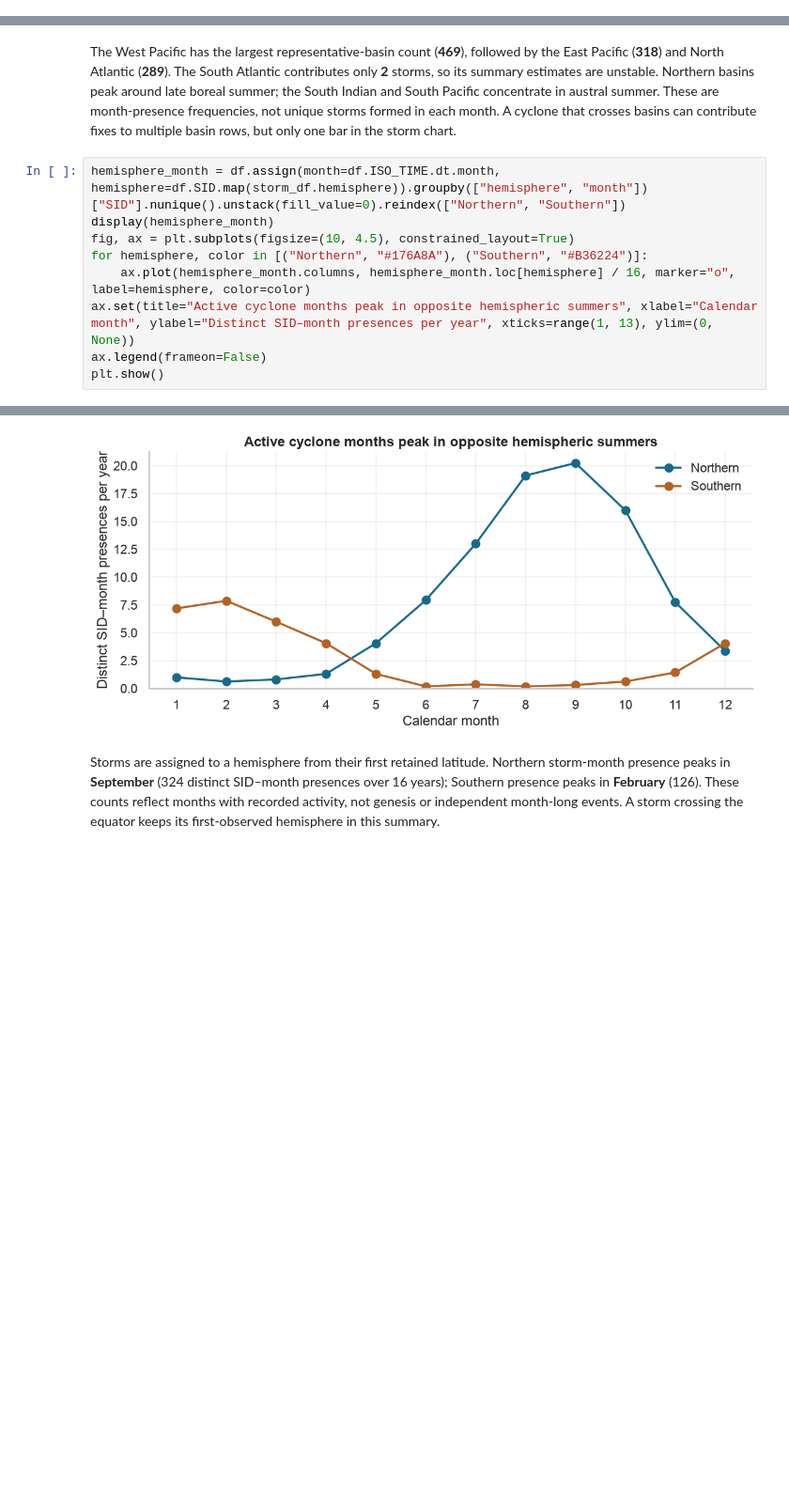
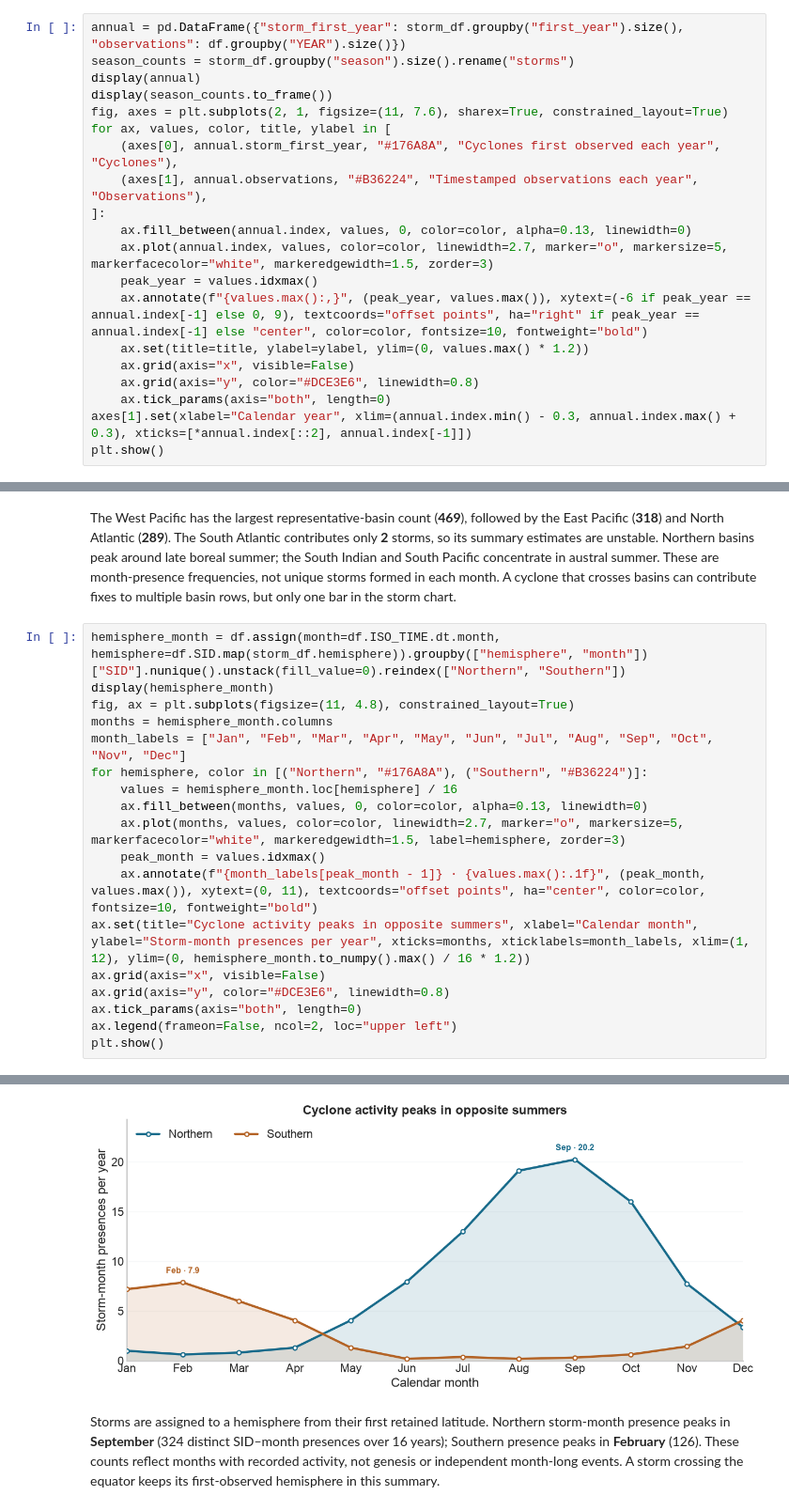
Before and after one commit to enxhi2222/tropical-cyclone-analysis, a Jupyter notebook: 02_data_exploration.ipynb, the cells around one changed output, grey strips where cells are left out. Shown at 94% size. Cells and saved outputs as stored; diff of their text form; blank space fills up the shorter version.

Commit message:
refactor: change some graphics in data exploration
Co-authored-by: enxhi2222 <enxhi.lamce@studenti.unimi.it>

```diff
--- a/02_data_exploration.ipynb
+++ b/02_data_exploration.ipynb
@@ -262,0 +211,20 @@ plt.show()
+# %%
+annual = pd.DataFrame({"storm_first_year": storm_df.groupby("first_year").size(), "observations": df.groupby("YEAR").size()})
+season_counts = storm_df.groupby("season").size().rename("storms")
+display(annual)
+display(season_counts.to_frame())
+fig, axes = plt.subplots(2, 1, figsize=(11, 7.6), sharex=True, constrained_layout=True)
+for ax, values, color, title, ylabel in [
+    (axes[0], annual.storm_first_year, "#176A8A", "Cyclones first observed each year", "Cyclones"),
+    (axes[1], annual.observations, "#B36224", "Timestamped observations each year", "Observations"),
+]:
+    ax.fill_between(annual.index, values, 0, color=color, alpha=0.13, linewidth=0)
+    ax.plot(annual.index, values, color=color, linewidth=2.7, marker="o", markersize=5, markerfacecolor="white", markeredgewidth=1.5, zorder=3)
+    peak_year = values.idxmax()
+    ax.annotate(f"{values.max():,}", (peak_year, values.max()), xytext=(-6 if peak_year == annual.index[-1] else 0, 9), textcoords="offset points", ha="right" if peak_year == annual.index[-1] else "center", color=color, fontsize=10, fontweight="bold")
+    ax.set(title=title, ylabel=ylabel, ylim=(0, values.max() * 1.2))
+    ax.grid(axis="x", visible=False)
+    ax.grid(axis="y", color="#DCE3E6", linewidth=0.8)
+    ax.tick_params(axis="both", length=0)
+axes[1].set(xlabel="Calendar year", xlim=(annual.index.min() - 0.3, annual.index.max() + 0.3), xticks=[*annual.index[::2], annual.index[-1]])
+plt.show()
@@ -297,18 +303,27 @@ The West Pacific has the largest representative-basin count (**469**), followed
 # %%
 hemisphere_month = df.assign(month=df.ISO_TIME.dt.month, hemisphere=df.SID.map(storm_df.hemisphere)).groupby(["hemisphere", "month"])["SID"].nunique().unstack(fill_value=0).reindex(["Northern", "Southern"])
 display(hemisphere_month)
-fig, ax = plt.subplots(figsize=(10, 4.5), constrained_layout=True)
+fig, ax = plt.subplots(figsize=(11, 4.8), constrained_layout=True)
+months = hemisphere_month.columns
+month_labels = ["Jan", "Feb", "Mar", "Apr", "May", "Jun", "Jul", "Aug", "Sep", "Oct", "Nov", "Dec"]
 for hemisphere, color in [("Northern", "#176A8A"), ("Southern", "#B36224")]:
-    ax.plot(hemisphere_month.columns, hemisphere_month.loc[hemisphere] / 16, marker="o", label=hemisphere, color=color)
-ax.set(title="Active cyclone months peak in opposite hemispheric summers", xlabel="Calendar month", ylabel="Distinct SID–month presences per year", xticks=range(1, 13), ylim=(0, None))
-ax.legend(frameon=False)
+    values = hemisphere_month.loc[hemisphere] / 16
+    ax.fill_between(months, values, 0, color=color, alpha=0.13, linewidth=0)
+    ax.plot(months, values, color=color, linewidth=2.7, marker="o", markersize=5, markerfacecolor="white", markeredgewidth=1.5, label=hemisphere, zorder=3)
+    peak_month = values.idxmax()
+    ax.annotate(f"{month_labels[peak_month - 1]} · {values.max():.1f}", (peak_month, values.max()), xytext=(0, 11), textcoords="offset points", ha="center", color=color, fontsize=10, fontweight="bold")
+ax.set(title="Cyclone activity peaks in opposite summers", xlabel="Calendar month", ylabel="Storm-month presences per year", xticks=months, xticklabels=month_labels, xlim=(1, 12), ylim=(0, hemisphere_month.to_numpy().max() / 16 * 1.2))
+ax.grid(axis="x", visible=False)
+ax.grid(axis="y", color="#DCE3E6", linewidth=0.8)
+ax.tick_params(axis="both", length=0)
+ax.legend(frameon=False, ncol=2, loc="upper left")
 plt.show()
 # %% [output]
 | month | 1 | 2 | 3 | 4 | 5 | 6 | 7 | 8 | 9 | 10 | 11 | ... |
 | hemisphere |  |  |  |  |  |  |  |  |  |  |  | ... |
 | Northern | 16 | 10 | 13 | 21 | 65 | 127 | 208 | 306 | 324 | 256 | 124 | ... |
 | Southern | 115 | 126 | 96 | 65 | 21 | 3 | 6 | 3 | 5 | 10 | 23 | ... |
-[figure, old version]
+[figure, new version]
 # %% [markdown]
 Storms are assigned to a hemisphere from their first retained latitude. Northern storm-month presence peaks in **September** (324 distinct SID–month presences over 16 years); Southern presence peaks in **February** (126). These counts reflect months with recorded activity, not genesis or independent month-long events. A storm crossing the equator keeps its first-observed hemisphere in this summary.
 # %%
```
Also changed, not shown: parts of 2 cells of this notebook.
